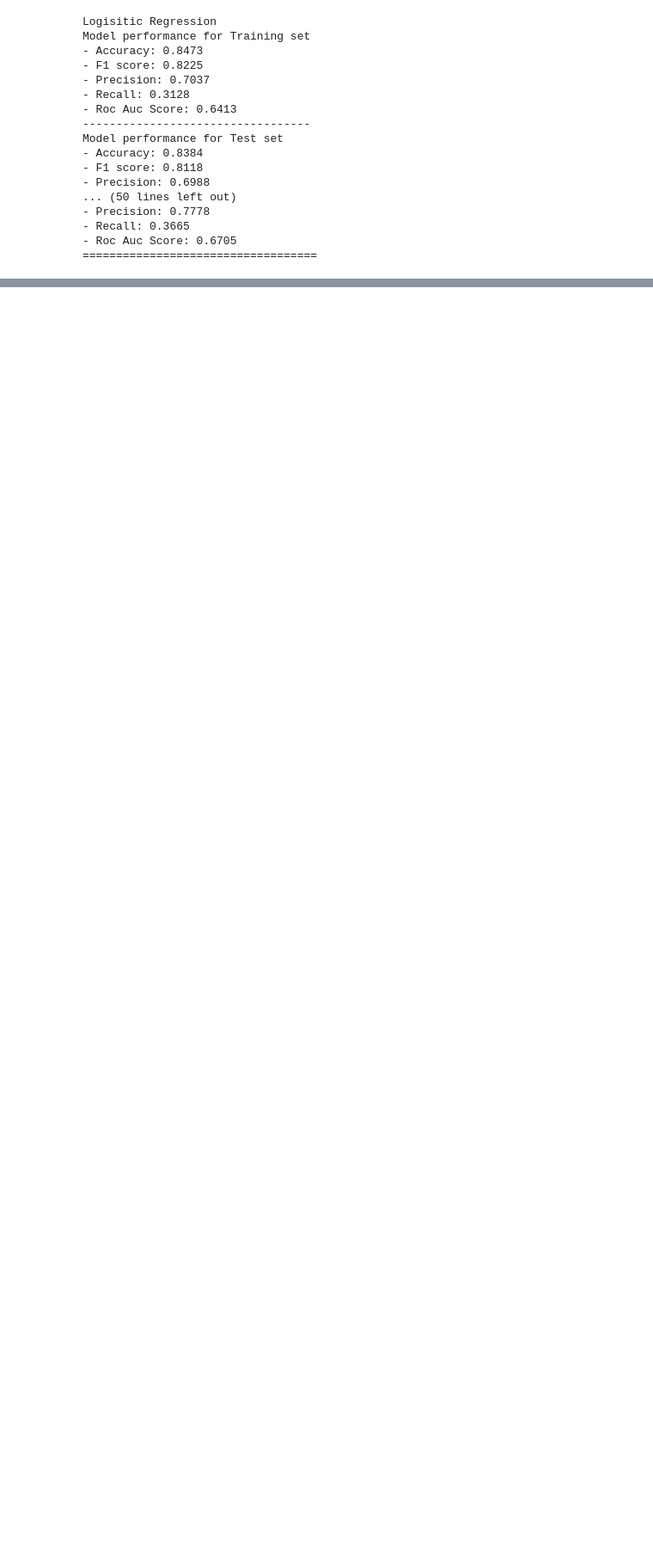
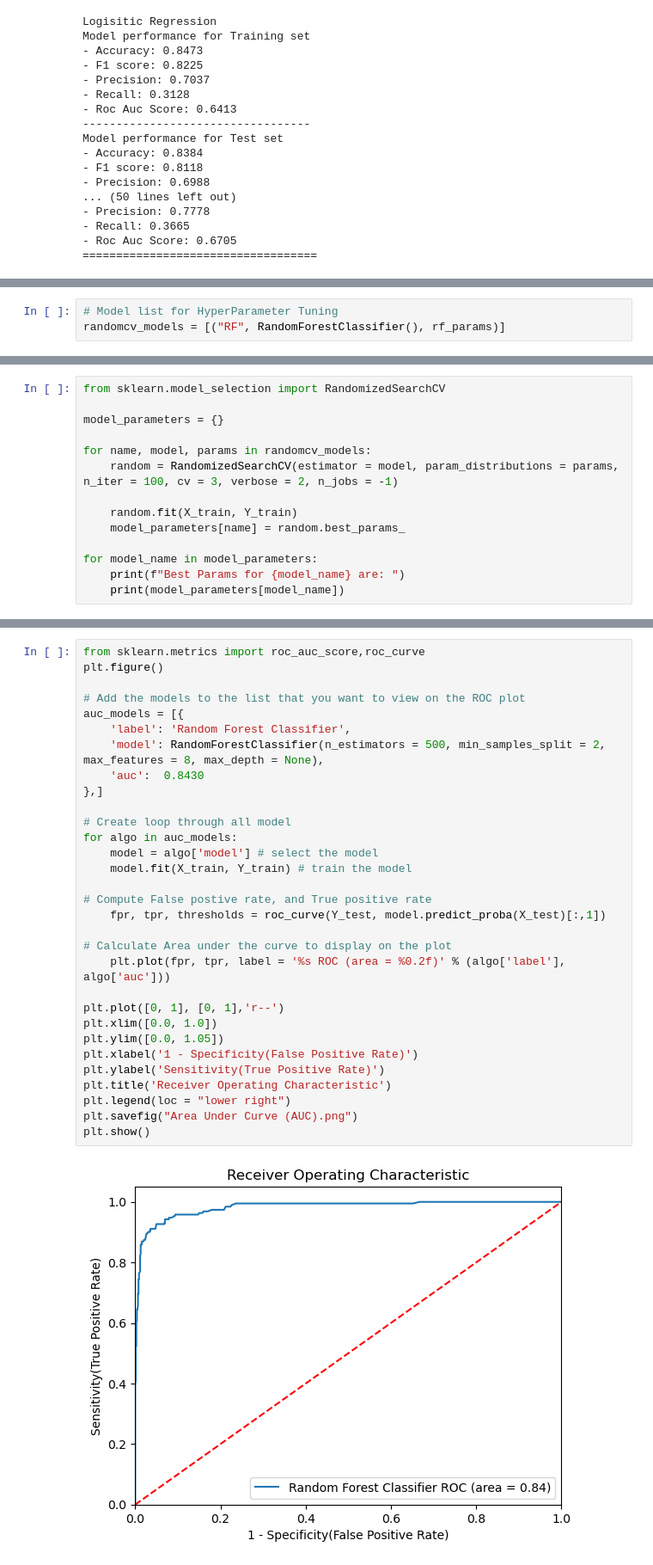
Before and after one commit to BenGJ10/Machine-Learning-Algorithms, a Jupyter notebook: Random Forest/Random Forest Classification.ipynb, the cells around one changed output, grey strips where cells are left out. Shown at 86% size. Drawn from its saved outputs; the diff is of its cells as text; blank space fills up the shorter version.

Commit message:
Random Forest Classification

```diff
--- a/Random Forest/Random Forest Classification.ipynb
+++ b/Random Forest/Random Forest Classification.ipynb
@@ -314,0 +323,3 @@ Model performance for Test set
+# %%
+# Model list for HyperParameter Tuning
+randomcv_models = [("RF", RandomForestClassifier(), rf_params)]
@@ -314,0 +335,14 @@ Model performance for Test set
+# %%
+from sklearn.model_selection import RandomizedSearchCV
+
+model_parameters = {}
+
+for name, model, params in randomcv_models:
+    random = RandomizedSearchCV(estimator = model, param_distributions = params, n_iter = 100, cv = 3, verbose = 2, n_jobs = -1)
+
+    random.fit(X_train, Y_train)
+    model_parameters[name] = random.best_params_
+
+for model_name in model_parameters:
+    print(f"Best Params for {model_name} are: ")
+    print(model_parameters[model_name])
@@ -314,0 +420,33 @@ Model performance for Test set
+# %%
+from sklearn.metrics import roc_auc_score,roc_curve
+plt.figure()
+
+# Add the models to the list that you want to view on the ROC plot
+auc_models = [{
+    'label': 'Random Forest Classifier',
+    'model': RandomForestClassifier(n_estimators = 500, min_samples_split = 2, max_features = 8, max_depth = None),
+    'auc':  0.8430
+},]
+
+# Create loop through all model
+for algo in auc_models:
+    model = algo['model'] # select the model
+    model.fit(X_train, Y_train) # train the model
+
+# Compute False postive rate, and True positive rate
+    fpr, tpr, thresholds = roc_curve(Y_test, model.predict_proba(X_test)[:,1])
+
+# Calculate Area under the curve to display on the plot
+    plt.plot(fpr, tpr, label = '%s ROC (area = %0.2f)' % (algo['label'], algo['auc']))
+
+plt.plot([0, 1], [0, 1],'r--')
+plt.xlim([0.0, 1.0])
+plt.ylim([0.0, 1.05])
+plt.xlabel('1 - Specificity(False Positive Rate)')
+plt.ylabel('Sensitivity(True Positive Rate)')
+plt.title('Receiver Operating Characteristic')
+plt.legend(loc = "lower right")
+plt.savefig("Area Under Curve (AUC).png")
+plt.show()
+# %% [output]
+[figure, added]
```
Also changed, not shown: parts of 7 cells of this notebook.
